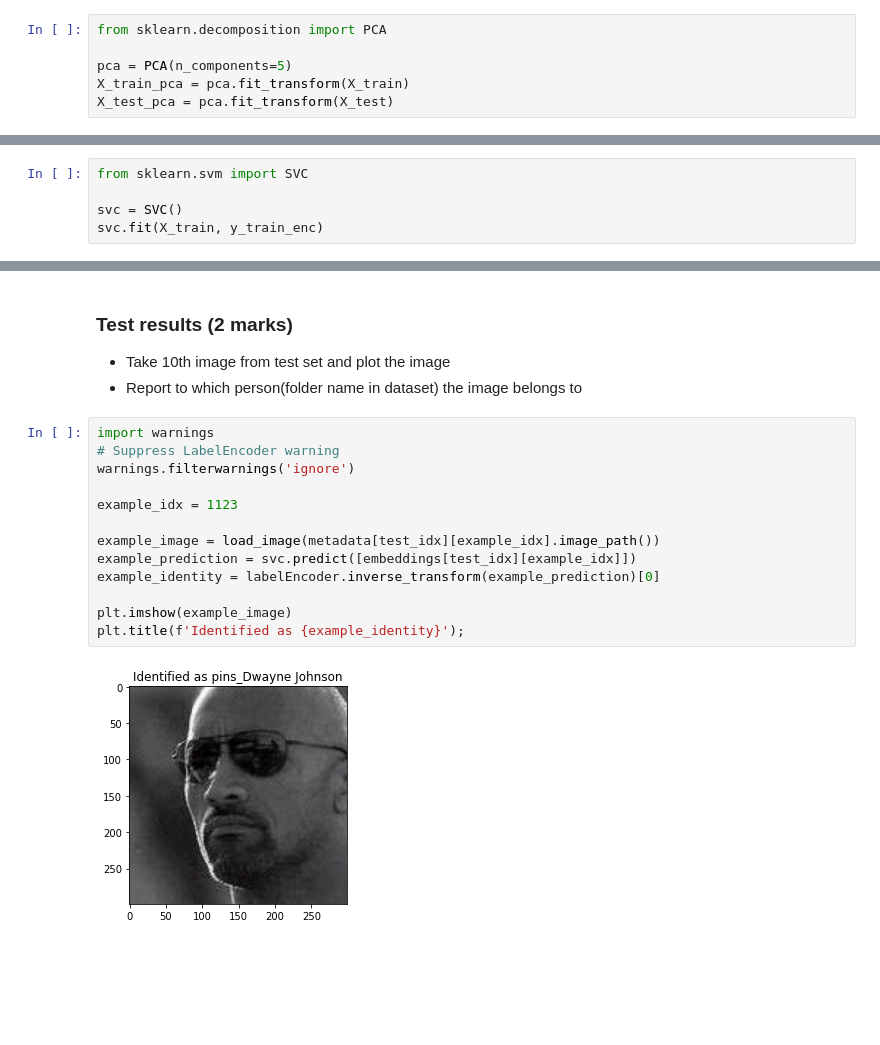
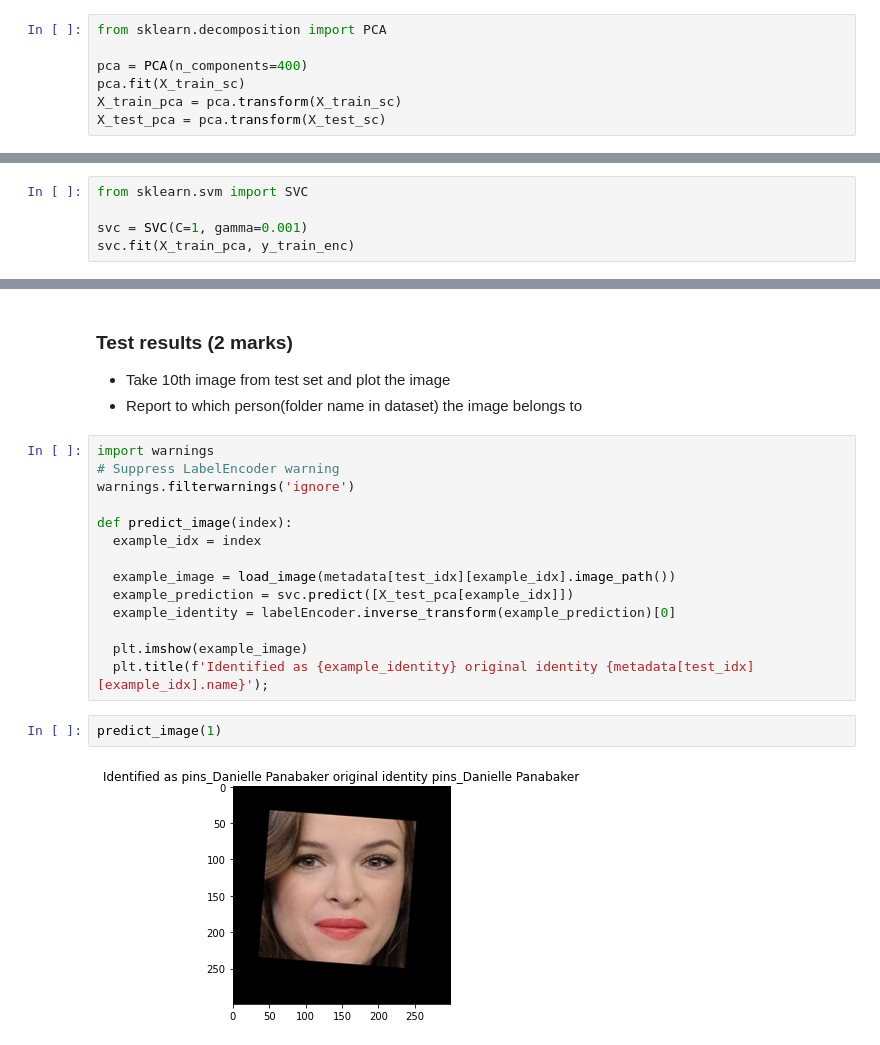
Before and after one commit to astuppad/Artificial-Intelligence, a Jupyter notebook: GreatLearning/Computer Vision/Projects/Face_recognition_Questions_Project_CV_AIML_Online.ipynb, the cells around one changed output, grey strips where cells are left out. Drawn from its saved outputs; the diff is of its cells as text; blank space fills up the shorter version.

```diff
--- a/GreatLearning/Computer Vision/Projects/Face_recognition_Questions_Project_CV_AIML_Online.ipynb
+++ b/GreatLearning/Computer Vision/Projects/Face_recognition_Questions_Project_CV_AIML_Online.ipynb
@@ -352,9 +350,10 @@ X_test_sc = sc.fit_transform(X_test)
 # %%
 from sklearn.decomposition import PCA
 
-pca = PCA(n_components=5)
-X_train_pca = pca.fit_transform(X_train)
-X_test_pca = pca.fit_transform(X_test)
+pca = PCA(n_components=400)
+pca.fit(X_train_sc)
+X_train_pca = pca.transform(X_train_sc)
+X_test_pca = pca.transform(X_test_sc)
 # %% [markdown]
 ### Build a Classifier (5 marks)
 - Use SVM Classifier to predict the person in the given image
@@ -362,6 +361,6 @@ X_test_pca = pca.fit_transform(X_test)
 # %%
 from sklearn.svm import SVC
 
-svc = SVC()
-svc.fit(X_train, y_train_enc)
+svc = SVC(C=1, gamma=0.001)
+svc.fit(X_train_pca, y_train_enc)
 # %% [output]
@@ -378,13 +410,16 @@ import warnings
 # Suppress LabelEncoder warning
 warnings.filterwarnings('ignore')
 
-example_idx = 1123
+def predict_image(index):
+  example_idx = index
 
-example_image = load_image(metadata[test_idx][example_idx].image_path())
-example_prediction = svc.predict([embeddings[test_idx][example_idx]])
-example_identity = labelEncoder.inverse_transform(example_prediction)[0]
+  example_image = load_image(metadata[test_idx][example_idx].image_path())
+  example_prediction = svc.predict([X_test_pca[example_idx]])
+  example_identity = labelEncoder.inverse_transform(example_prediction)[0]
 
-plt.imshow(example_image)
-plt.title(f'Identified as {example_identity}');
+  plt.imshow(example_image)
+  plt.title(f'Identified as {example_identity} original identity {metadata[test_idx][example_idx].name}');
-# %% [output]
-[figure, removed]
+# %%
+predict_image(1)
+# %% [output]
+[figure, added]
```
Also changed, not shown: parts of 12 cells of this notebook.
